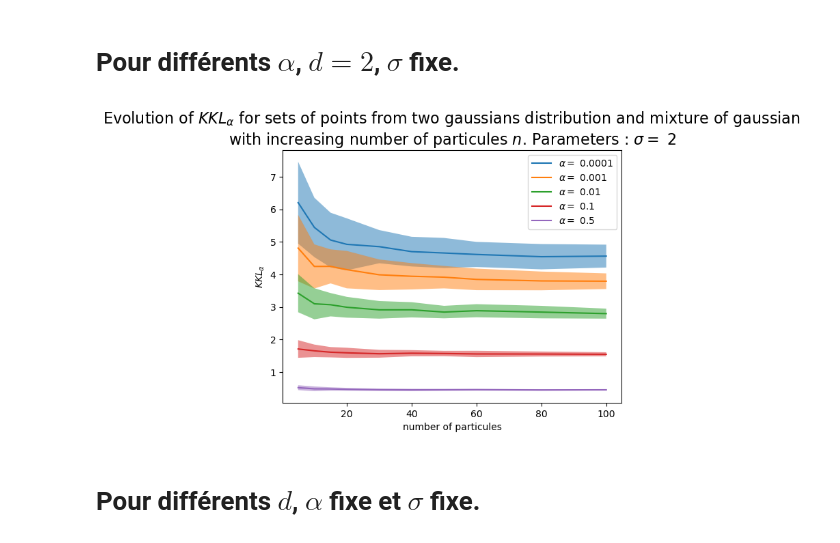
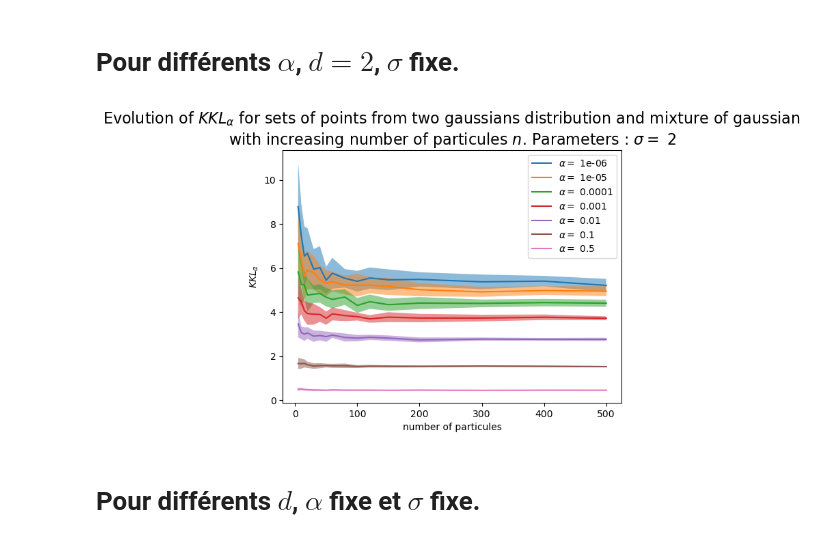
Before and after one commit to cclementine25/KKL-divergence-gradient-flows, a Jupyter notebook: Regularized/evolution_KKL_n.ipynb, the cells around one changed output. Cells and saved outputs as stored; diff of their text form; code cells hidden in the pictures.

```diff
--- a/Regularized/evolution_KKL_n.ipynb
+++ b/Regularized/evolution_KKL_n.ipynb
@@ -31,10 +31,10 @@ muy = np.array([0,0])
 Ly = np.array([[1/5, -1],[1/2,1/2]])
 Sigmay = Ly @ Ly.transpose() #Lx @ Lx.transpose()
 # %%
-N = [5,10,15,20,30,40,50,60,80,100]#,120,150,200,300,400,500]#,600,700,800,900]#,1000,1100,1300,1400,1500,1600,1800,2000]
-nb_it = 100 #nombre de calcul de KKL pour un même n
+N = [5,10,15,20,30,40,50,60,80,100,120,150,200,300,400,500]#,600,700,800,900]#,1000,1100,1300,1400,1500,1600,1800,2000]
+nb_it = 20 #nombre de calcul de KKL pour un même n
 #fig, axs = plt.subplots(3, 4, figsize=(20,20))
-for alpha in [0.0001,0.001,0.01,0.1,0.5]:
+for alpha in [1e-6,1e-5,0.0001,0.001,0.01,0.1,0.5]:
     KKL_n = np.zeros(len(N))
     I_KKL_n = np.zeros(len(N))
     for j in range(len(N)):
@@ -42,34 +42,34 @@ for alpha in [0.0001,0.001,0.01,0.1,0.5]:
         for i in range(nb_it):
             y = gy.gaussian(muy,Sigmay,N[j]) #gy.mixt_gauss(gy.MU,[np.identity(2),np.identity(2)], [1/2,1/2], N[j])
             x = gy.gaussian(1/5 *mux,Sigmax,N[j])
 
             Ky = 1/N[j] * k(y,y)
             Ly,V = np.linalg.eig(Ky)
             V = V.transpose()
             Ly = np.real(Ly)
             Packy = [Ky,Ly,V]
 
             J = lambda x,y : dv.KKL(x, y,k,Packy,alpha)
             F[i] = J(x,y)
         KKL_n[j] = np.mean(F)
         I_KKL_n[j] = np.std(F)
 
         #KKL_inv_n.append(J(y,x))
 
         #axs[j//4,j%4].scatter(x[:,0],x[:,1])
         #axs[j//4,j%4].scatter(y[:,0],y[:,1])
 
 
     #plt.figure()
     plt.plot(N,KKL_n,label = r"$\alpha =$ " + str(alpha))
     plt.fill_between(N,KKL_n - I_KKL_n,KKL_n + I_KKL_n,alpha = 0.5)
     #plt.plot(np.linspace(0,150,100), 0.2/ np.sqrt(np.linspace(0,150,100))+ 1.54)
     plt.title("Evolution of " + r"$KKL_{\alpha}$" + " for sets of points from two gaussians distribution and mixture of gaussian \nwith increasing number of particules " + r"$n$." + " Parameters : " + r"$\sigma =$ " + str(sigma)  ,fontsize = 16)
     plt.xlabel('number of particules')
     plt.ylabel(r'$KKL_{\alpha}$')
     plt.legend()
 # %% [output]
-[figure, old version]
+[figure, new version]
 # %% [markdown]
 # Pour différents $d$, $\alpha$ fixe et $\sigma$ fixe.
 # %%
```
Also changed, not shown: 5 other files.
